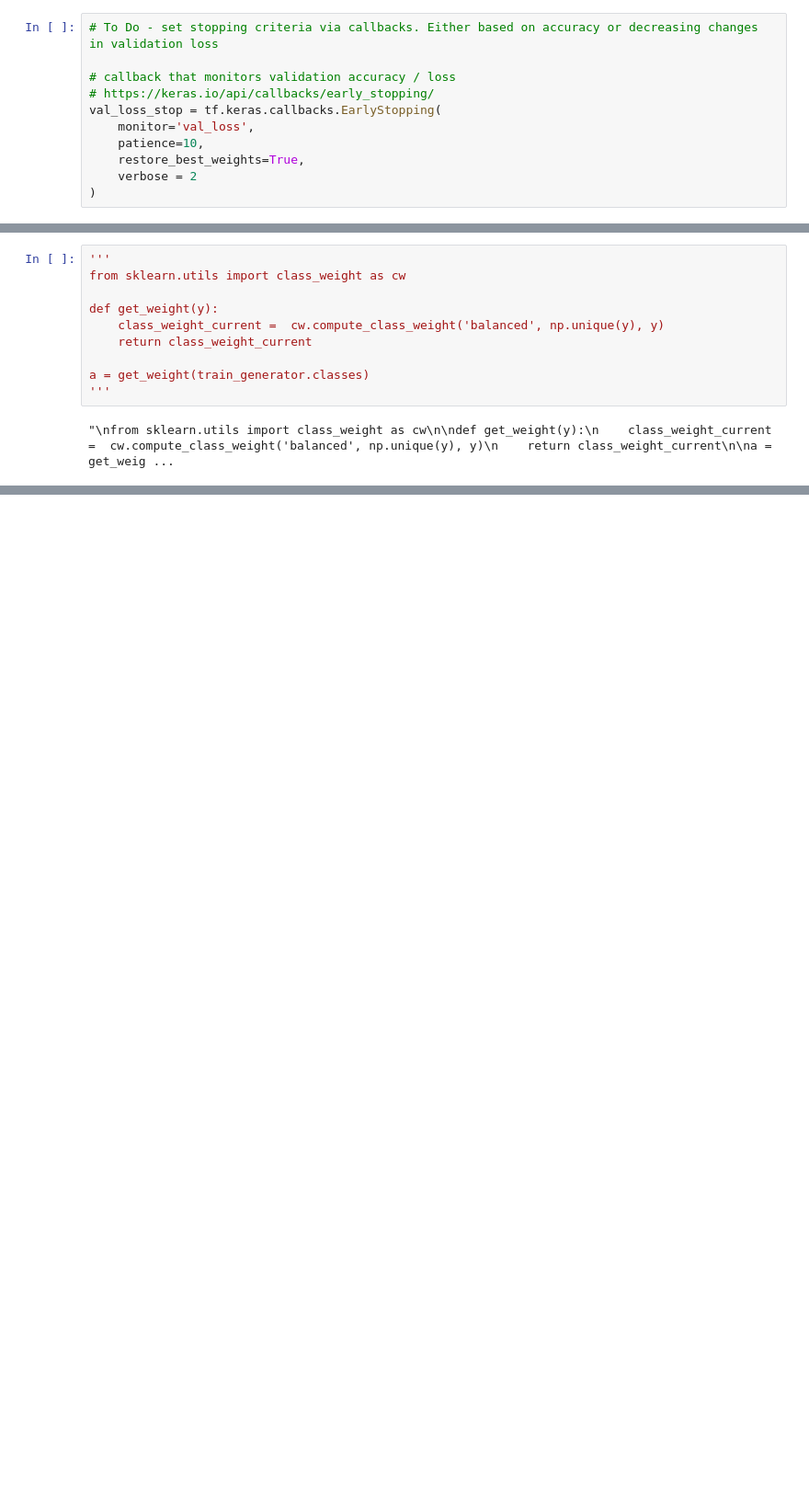
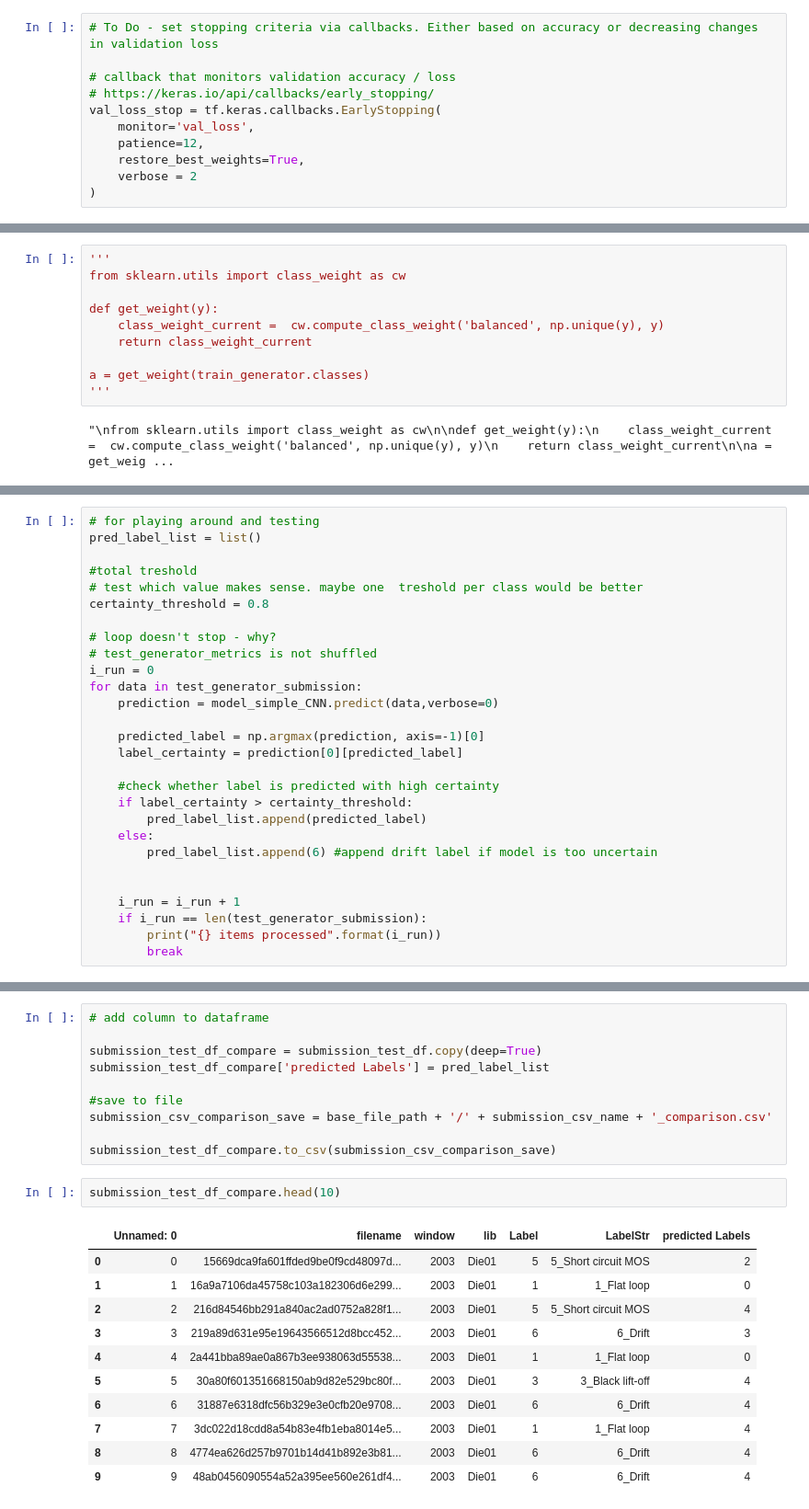
Before and after one commit to Sl4artiB4rtF4rst/MachineVision_Valeo_ChallangeData, a Jupyter notebook: Testing/Niklas/Test Image Data Gen.ipynb, the cells around one changed output, grey strips where cells are left out. Shown at 92% size. Cells and saved outputs as stored; diff of their text form; blank space fills up the shorter version.

Commit message:
edited description
also went further ahead with project testing for baseline model

```diff
--- a/Testing/Niklas/Test Image Data Gen.ipynb
+++ b/Testing/Niklas/Test Image Data Gen.ipynb
@@ -279,7 +336,7 @@ model_simple_CNN.compile(
 # https://keras.io/api/callbacks/early_stopping/
 val_loss_stop = tf.keras.callbacks.EarlyStopping(
     monitor='val_loss',
-    patience=10,
+    patience=12,
     restore_best_weights=True,
     verbose = 2
 )
@@ -380,0 +467,28 @@ a = get_weight(train_generator.classes)
+# %%
+# for playing around and testing
+pred_label_list = list()
+
+#total treshold
+# test which value makes sense. maybe one  treshold per class would be better
+certainty_threshold = 0.8
+
+# loop doesn't stop - why?
+# test_generator_metrics is not shuffled
+i_run = 0
+for data in test_generator_submission:
+    prediction = model_simple_CNN.predict(data,verbose=0)
+
+    predicted_label = np.argmax(prediction, axis=-1)[0]
+    label_certainty = prediction[0][predicted_label]
+
+    #check whether label is predicted with high certainty
+    if label_certainty > certainty_threshold:
+        pred_label_list.append(predicted_label)
+    else:
+        pred_label_list.append(6) #append drift label if model is too uncertain
+
+
+    i_run = i_run + 1
+    if i_run == len(test_generator_submission):
+        print("{} items processed".format(i_run))
+        break
@@ -380,0 +497,24 @@ a = get_weight(train_generator.classes)
+# %%
+# add column to dataframe
+
+submission_test_df_compare = submission_test_df.copy(deep=True)
+submission_test_df_compare['predicted Labels'] = pred_label_list
+
+#save to file
+submission_csv_comparison_save = base_file_path + '/' + submission_csv_name + '_comparison.csv'
+
+submission_test_df_compare.to_csv(submission_csv_comparison_save)
+# %%
+submission_test_df_compare.head(10)
+# %% [output]
+|  | Unnamed: 0 | filename | window | lib | Label | LabelStr | predicted Labels |
+| 0 | 0 | 15669dca9fa601ffded9be0f9cd48097d... | 2003 | Die01 | 5 | 5_Short circuit MOS | 2 |
+| 1 | 1 | 16a9a7106da45758c103a182306d6e299... | 2003 | Die01 | 1 | 1_Flat loop | 0 |
+| 2 | 2 | 216d84546bb291a840ac2ad0752a828f1... | 2003 | Die01 | 5 | 5_Short circuit MOS | 4 |
+| 3 | 3 | 219a89d631e95e19643566512d8bcc452... | 2003 | Die01 | 6 | 6_Drift | 3 |
+| 4 | 4 | 2a441bba89ae0a867b3ee938063d55538... | 2003 | Die01 | 1 | 1_Flat loop | 0 |
+| 5 | 5 | 30a80f601351668150ab9d82e529bc80f... | 2003 | Die01 | 3 | 3_Black lift-off | 4 |
+| 6 | 6 | 31887e6318dfc56b329e3e0cfb20e9708... | 2003 | Die01 | 6 | 6_Drift | 4 |
+| 7 | 7 | 3dc022d18cdd8a54b83e4fb1eba8014e5... | 2003 | Die01 | 1 | 1_Flat loop | 4 |
+| 8 | 8 | 4774ea626d257b9701b14d41b892e3b81... | 2003 | Die01 | 6 | 6_Drift | 4 |
+| 9 | 9 | 48ab0456090554a52a395ee560e261df4... | 2003 | Die01 | 6 | 6_Drift | 4 |
```
Also changed, not shown: parts of 17 cells of this notebook, 1 other file.
